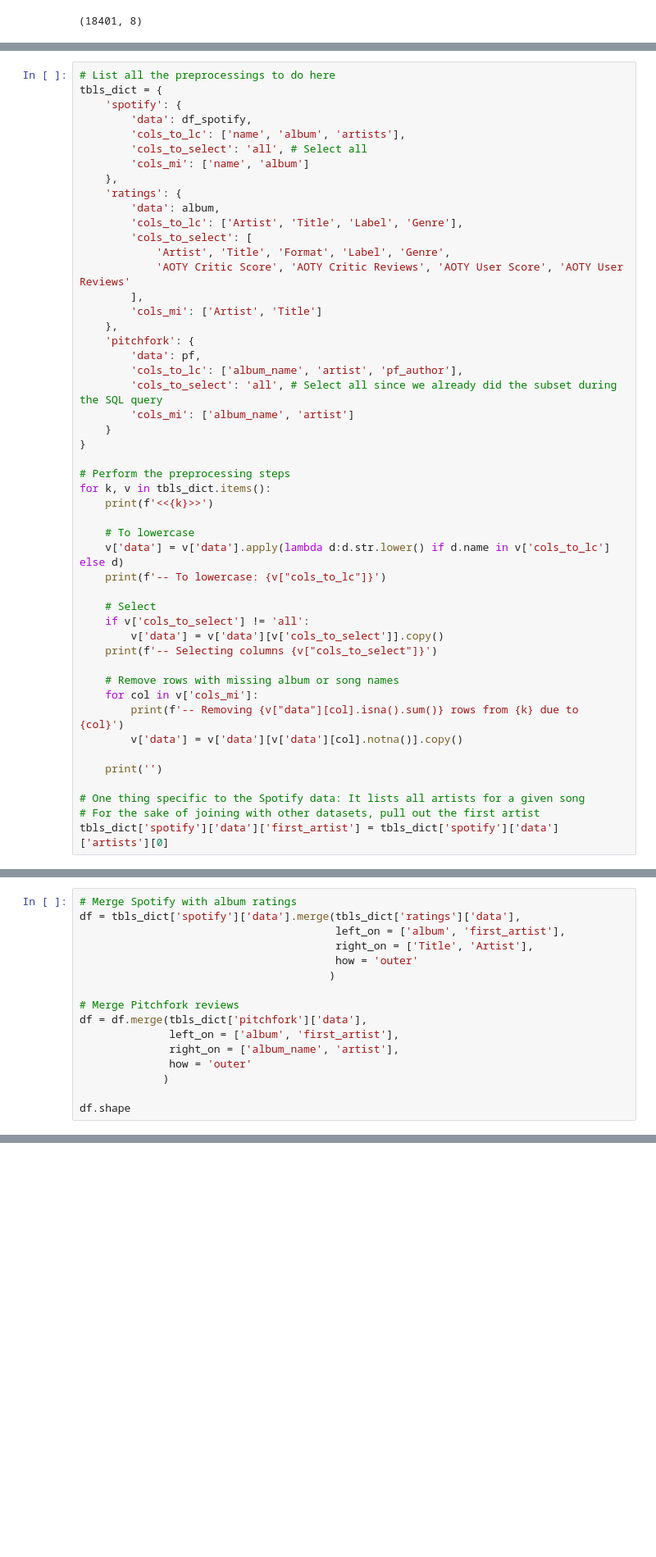
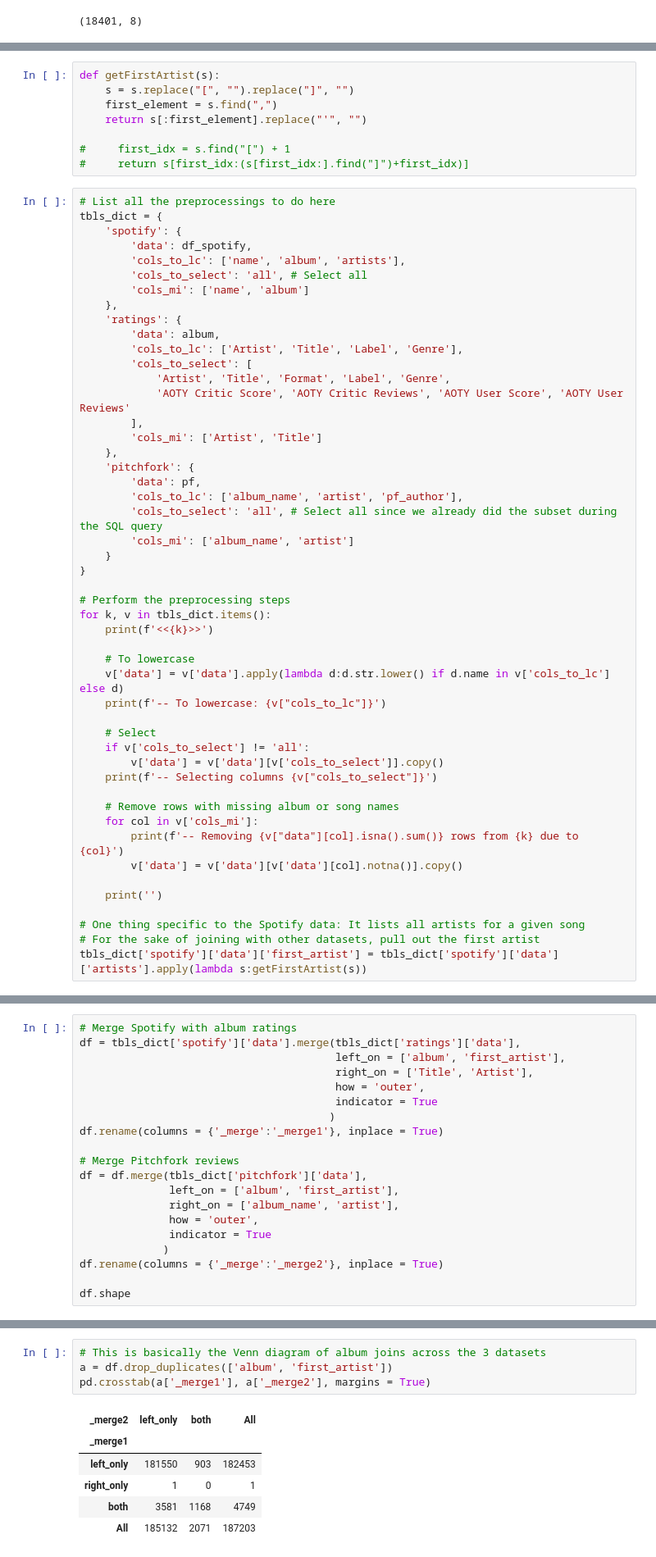
Before and after one commit to mwnachman/CIS550_Final_Project, a Jupyter notebook: DataExploration_AC.ipynb, the cells around one changed output, grey strips where cells are left out. Shown: that part at 82% size. Cells and saved outputs as stored; diff of their text form; blank space fills up the shorter version.

Commit message:
Fixed first artist issue

```diff
--- a/DataExploration_AC.ipynb
+++ b/DataExploration_AC.ipynb
@@ -132,6 +133,14 @@ pf.head()
 - Select columns of interest
 - Entity resolution (see how many albums overlap between the 3 tables)
 - Remove rows with missing album or song names
+# %%
+def getFirstArtist(s):
+    s = s.replace("[", "").replace("]", "")
+    first_element = s.find(",")
+    return s[:first_element].replace("'", "")
+
+#     first_idx = s.find("[") + 1
+#     return s[first_idx:(s[first_idx:].find("]")+first_idx)]
 # %%
 # List all the preprocessings to do here
 tbls_dict = {
@@ -180,7 +189,7 @@ for k, v in tbls_dict.items():
 
 # One thing specific to the Spotify data: It lists all artists for a given song
 # For the sake of joining with other datasets, pull out the first artist
-tbls_dict['spotify']['data']['first_artist'] = tbls_dict['spotify']['data']['artists'][0]
+tbls_dict['spotify']['data']['first_artist'] = tbls_dict['spotify']['data']['artists'].apply(lambda s:getFirstArtist(s))
 # %% [output]
 <<spotify>>
 -- To lowercase: ['name', 'album', 'artists']
@@ -204,15 +213,19 @@ tbls_dict['spotify']['data']['first_artist'] = tbls_dict['spotify']['data']['art
 df = tbls_dict['spotify']['data'].merge(tbls_dict['ratings']['data'],
                                         left_on = ['album', 'first_artist'],
                                         right_on = ['Title', 'Artist'],
-                                        how = 'outer'
+                                        how = 'outer',
+                                        indicator = True
                                        )
+df.rename(columns = {'_merge':'_merge1'}, inplace = True)
 
 # Merge Pitchfork reviews
 df = df.merge(tbls_dict['pitchfork']['data'],
               left_on = ['album', 'first_artist'],
               right_on = ['album_name', 'artist'],
-              how = 'outer'
+              how = 'outer',
+              indicator = True
              )
+df.rename(columns = {'_merge':'_merge2'}, inplace = True)
 
 df.shape
 # %% [output]
@@ -220,3 +233,14 @@ df.shape
+# %%
+# This is basically the Venn diagram of album joins across the 3 datasets
+a = df.drop_duplicates(['album', 'first_artist'])
+pd.crosstab(a['_merge1'], a['_merge2'], margins = True)
+# %% [output]
+| _merge2 | left_only | both | All |
+| _merge1 |  |  |  |
+| left_only | 181550 | 903 | 182453 |
+| right_only | 1 | 0 | 1 |
+| both | 3581 | 1168 | 4749 |
+| All | 185132 | 2071 | 187203 |
 # %% [markdown]
 # WIP - trying to find album overlaps
 # %%
```
Also changed, not shown: parts of 4 cells of this notebook.
